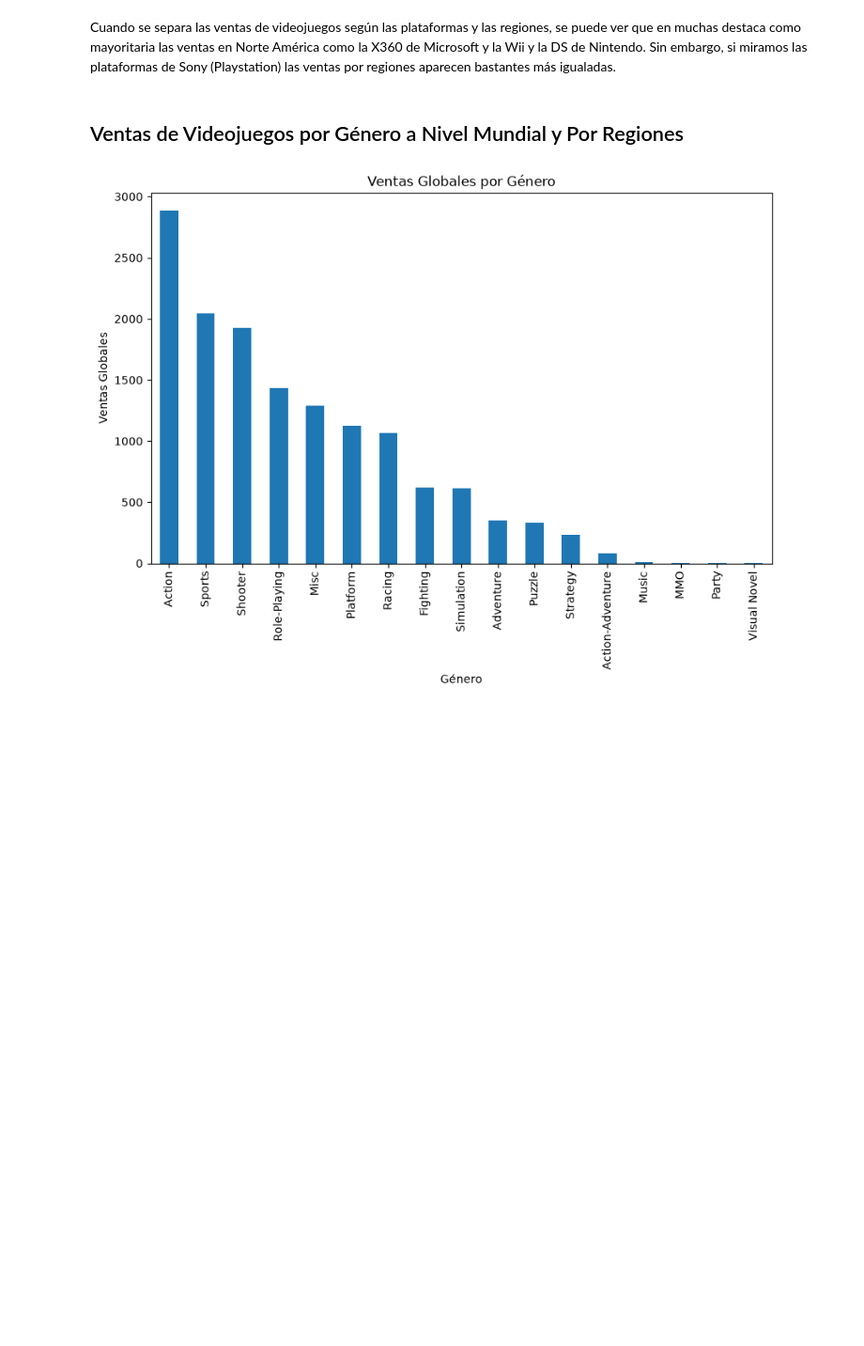
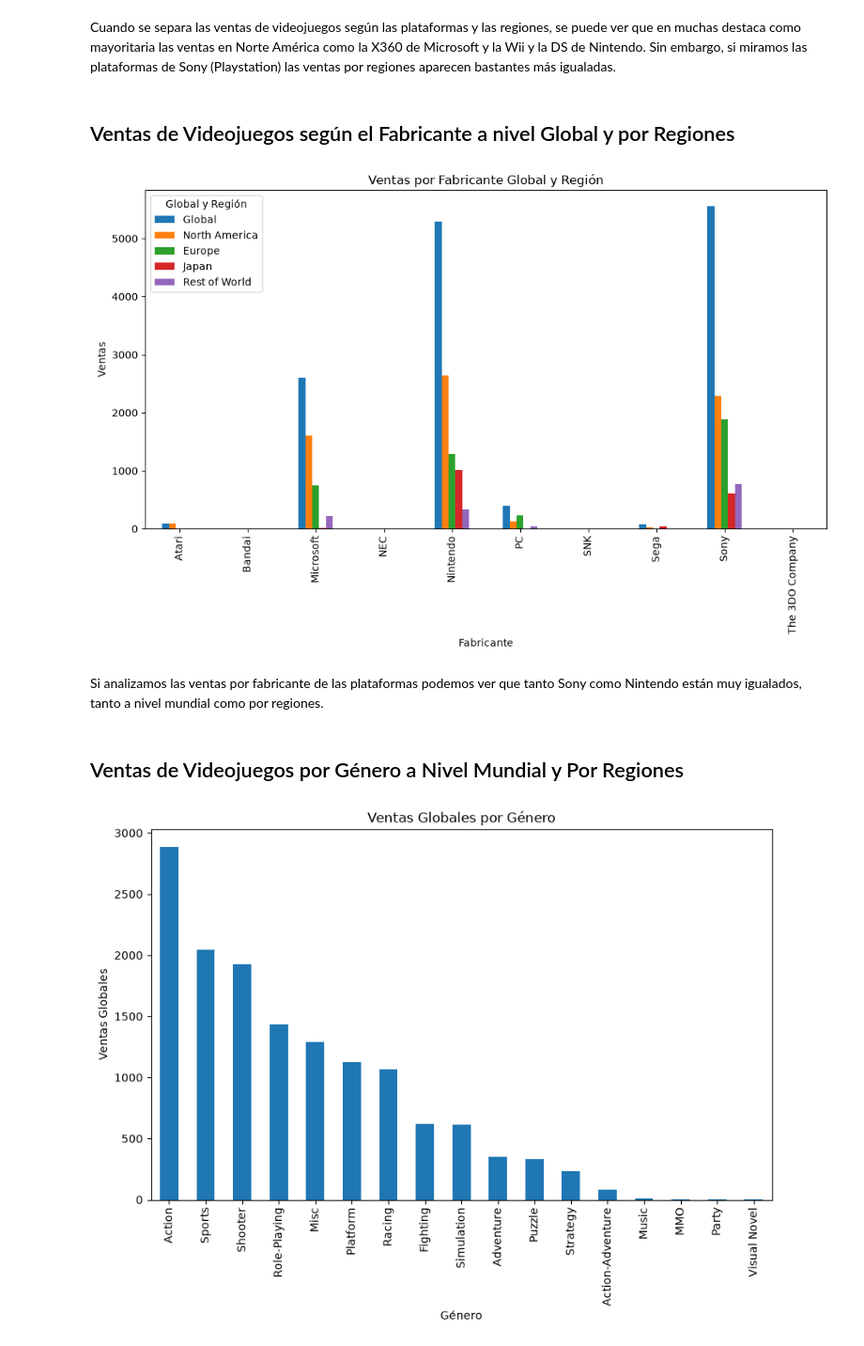
Before and after one commit to bgranda/EDA-Videojuegos, a Jupyter notebook: notebooks/Análisis.ipynb, the cells around one changed output. Shown at 94% size. Drawn from its saved outputs; the diff is of its cells as text; code cells hidden in the pictures; blank space fills up the shorter version.

```diff
--- a/notebooks/Análisis.ipynb
+++ b/notebooks/Análisis.ipynb
@@ -56,5 +123,21 @@ plt.show()
 # %% [markdown]
 Cuando se separa las ventas de videojuegos según las plataformas y las regiones, se puede ver que en muchas destaca como mayoritaria las ventas en Norte América como la X360 de Microsoft y la Wii y la DS de Nintendo. Sin embargo, si miramos las plataformas de Sony (Playstation) las ventas por regiones aparecen bastantes más igualadas.
+# %% [markdown]
+## Ventas de Videojuegos según el Fabricante a nivel Global y por Regiones
+# %%
+df_plot = df.groupby('Manufacturer')[['Global','North America','Europe','Japan','Rest of World']].sum()
+
+df_plot.plot(kind='bar',figsize=(12,6))
+
+plt.title('Ventas por Fabricante Global y Región')
+plt.xlabel('Fabricante')
+plt.ylabel('Ventas')
+plt.legend(title='Global y Región')
+plt.show()
+# %% [output]
+[figure, added]
+# %% [markdown]
+Si analizamos las ventas por fabricante de las plataformas podemos ver que tanto Sony como Nintendo están muy igualados, tanto a nivel mundial como por regiones.
 # %% [markdown]
 ## Ventas de Videojuegos por Género a Nivel Mundial y Por Regiones
 # %%
```
Also changed, not shown: parts of 20 cells of this notebook, 3 other files.
